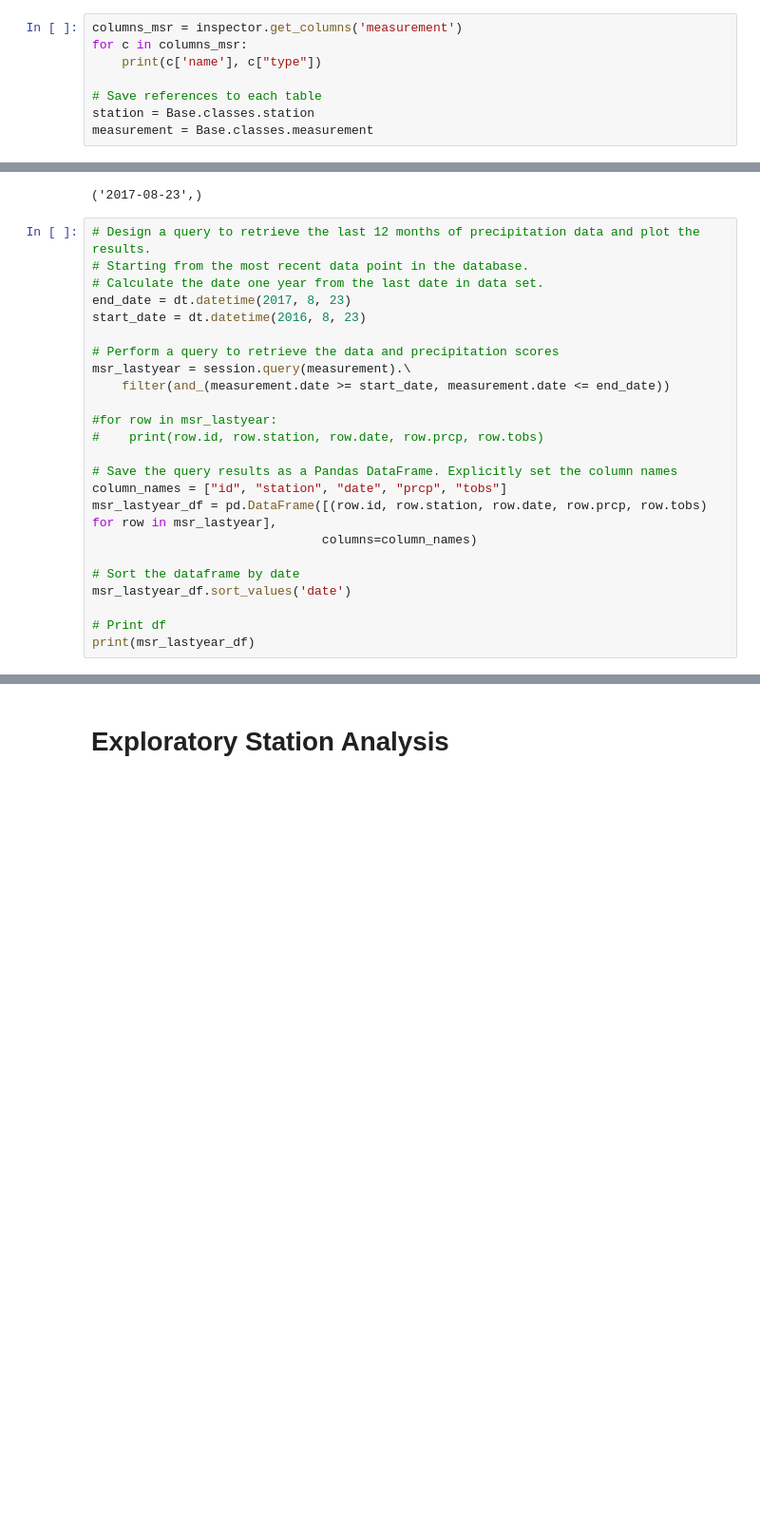
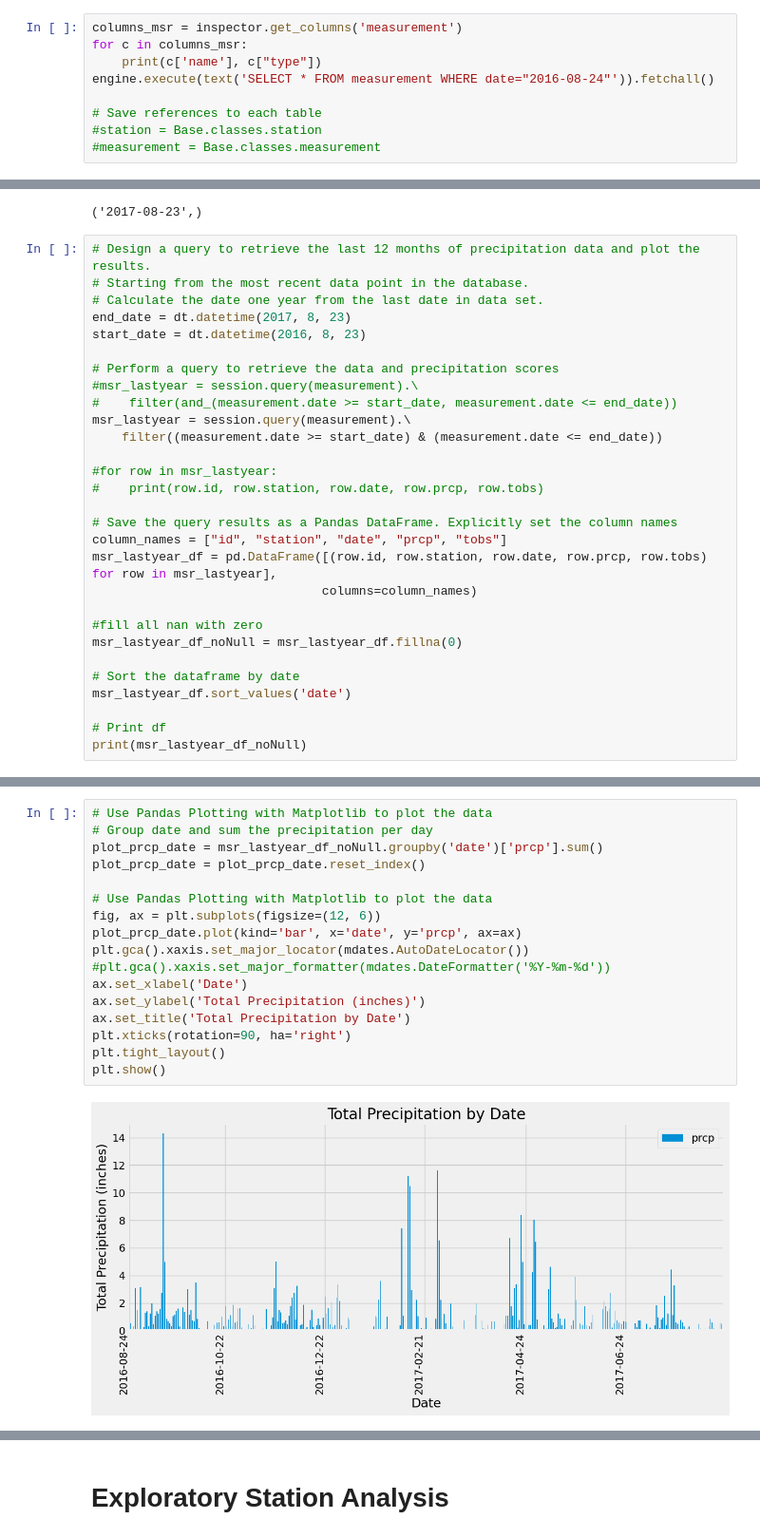
Before and after one commit to kwlayton1/sqlalchemy-challenge, a Jupyter notebook: SurfsUp/climate_starter.ipynb, the cells around one changed output, grey strips where cells are left out. Shown at 95% size. Drawn from its saved outputs; the diff is of its cells as text; blank space fills up the shorter version.

```diff
--- a/SurfsUp/climate_starter.ipynb
+++ b/SurfsUp/climate_starter.ipynb
@@ -50,10 +61,11 @@ elevation FLOAT
 columns_msr = inspector.get_columns('measurement')
 for c in columns_msr:
     print(c['name'], c["type"])
+engine.execute(text('SELECT * FROM measurement WHERE date="2016-08-24"')).fetchall()
 
 # Save references to each table
-station = Base.classes.station
-measurement = Base.classes.measurement
+#station = Base.classes.station
+#measurement = Base.classes.measurement
 # %% [output]
 id INTEGER
 station TEXT
@@ -79,8 +98,10 @@ end_date = dt.datetime(2017, 8, 23)
 start_date = dt.datetime(2016, 8, 23)
 
 # Perform a query to retrieve the data and precipitation scores
+#msr_lastyear = session.query(measurement).\
+#    filter(and_(measurement.date >= start_date, measurement.date <= end_date))
 msr_lastyear = session.query(measurement).\
-    filter(and_(measurement.date >= start_date, measurement.date <= end_date))
+    filter((measurement.date >= start_date) & (measurement.date <= end_date))
 
 #for row in msr_lastyear:
 #    print(row.id, row.station, row.date, row.prcp, row.tobs)
@@ -90,11 +111,14 @@ column_names = ["id", "station", "date", "prcp", "tobs"]
 msr_lastyear_df = pd.DataFrame([(row.id, row.station, row.date, row.prcp, row.tobs) for row in msr_lastyear],
                                columns=column_names)
 
+#fill all nan with zero
+msr_lastyear_df_noNull = msr_lastyear_df.fillna(0)
+
 # Sort the dataframe by date
 msr_lastyear_df.sort_values('date')
 
 # Print df
-print(msr_lastyear_df)
+print(msr_lastyear_df_noNull)
 # %% [output]
          id      station        date  prcp  tobs
 0      2365  USC00519397  2016-08-24  0.08  79.0
@@ -124,0 +137,19 @@ plt.show()
+# %%
+# Use Pandas Plotting with Matplotlib to plot the data
+# Group date and sum the precipitation per day
+plot_prcp_date = msr_lastyear_df_noNull.groupby('date')['prcp'].sum()
+plot_prcp_date = plot_prcp_date.reset_index()
+
+# Use Pandas Plotting with Matplotlib to plot the data
+fig, ax = plt.subplots(figsize=(12, 6))
+plot_prcp_date.plot(kind='bar', x='date', y='prcp', ax=ax)
+plt.gca().xaxis.set_major_locator(mdates.AutoDateLocator())
+#plt.gca().xaxis.set_major_formatter(mdates.DateFormatter('%Y-%m-%d'))
+ax.set_xlabel('Date')
+ax.set_ylabel('Total Precipitation (inches)')
+ax.set_title('Total Precipitation by Date')
+plt.xticks(rotation=90, ha='right')
+plt.tight_layout()
+plt.show()
+# %% [output]
+[figure, added]
```
Also changed, not shown: parts of 9 cells of this notebook.
